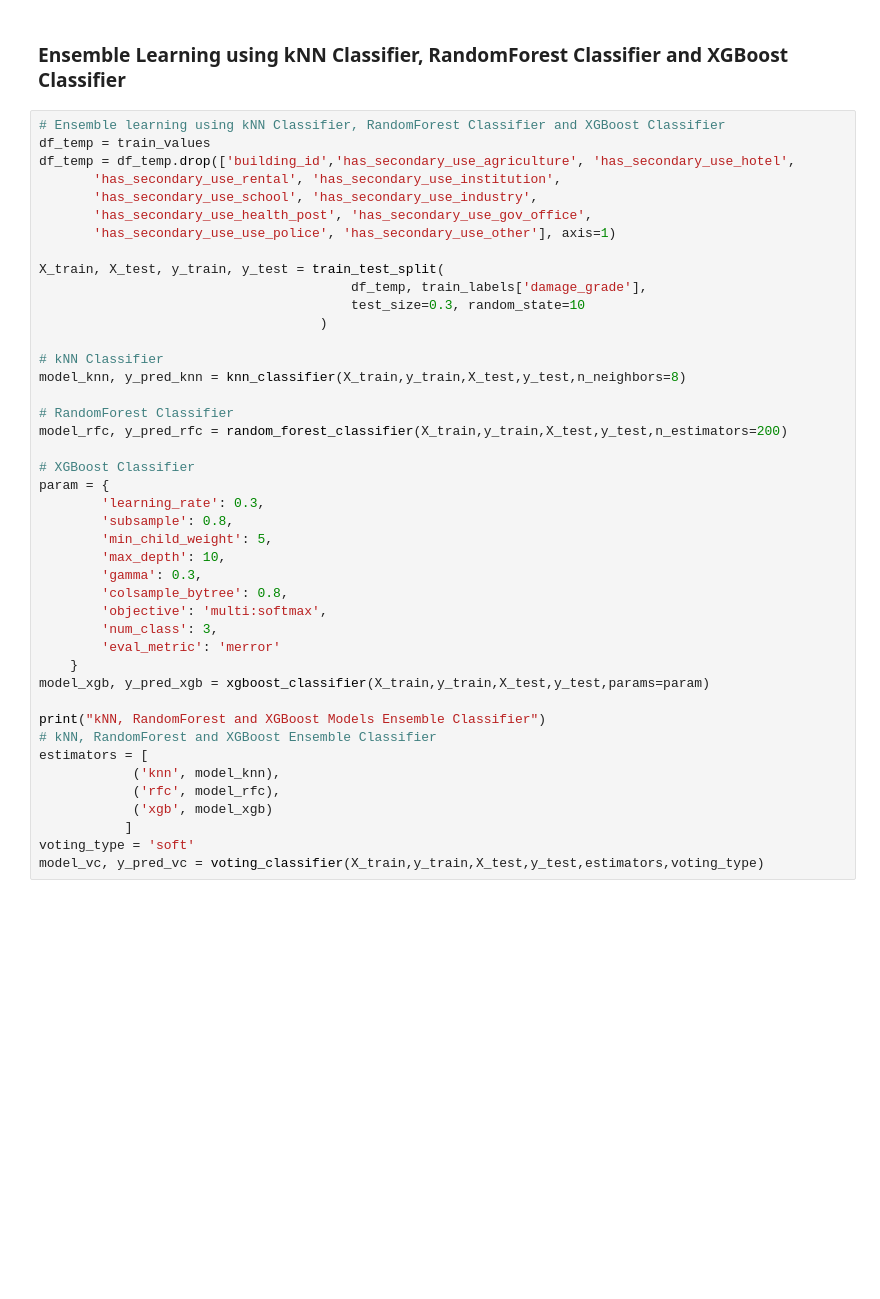
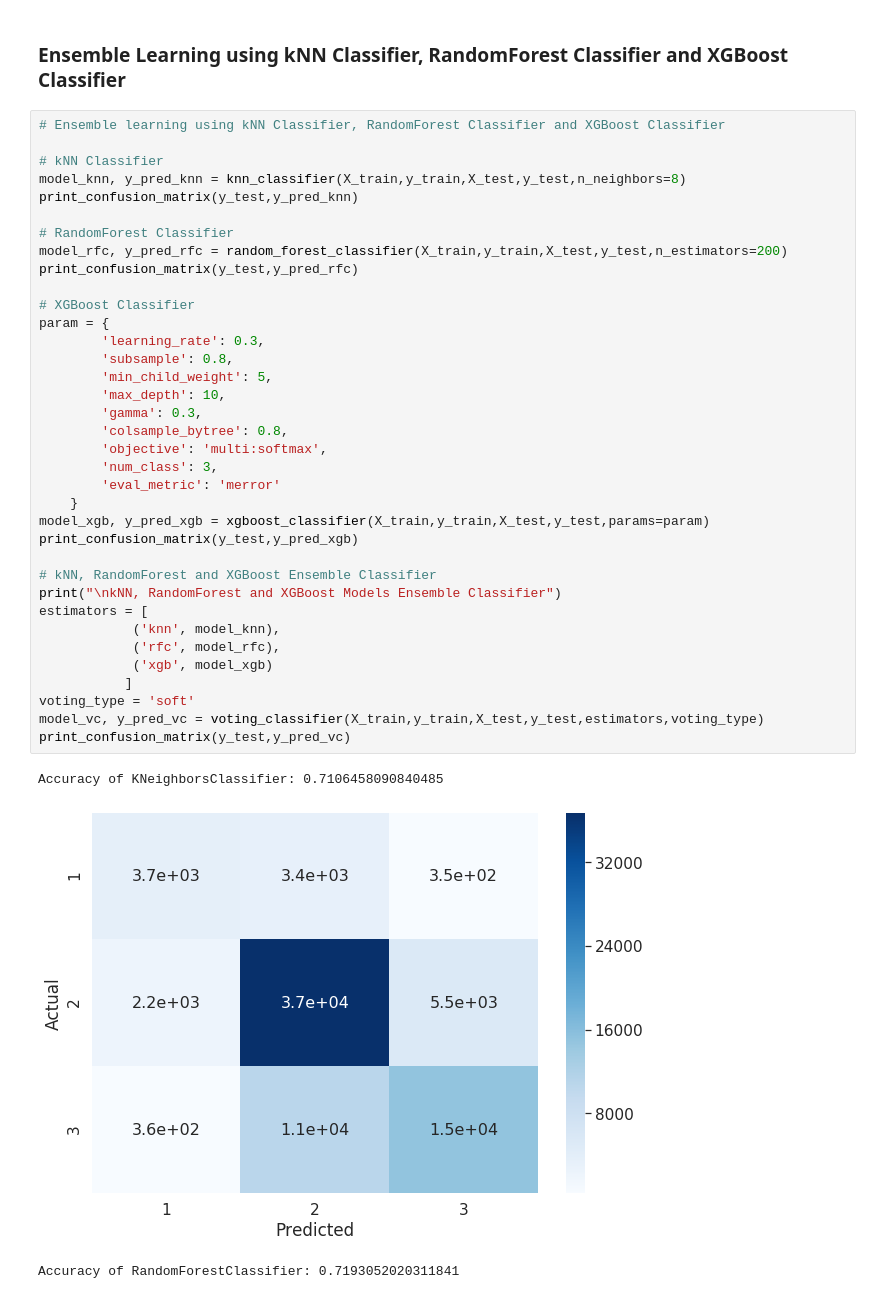
Before and after one commit to aishwarya-1/data_analytics_project, a Jupyter notebook: Ensemble_Learning.ipynb, the cells around one changed output. Drawn from its saved outputs; the diff is of its cells as text; blank space fills up the shorter version.

```diff
--- a/Ensemble_Learning.ipynb
+++ b/Ensemble_Learning.ipynb
@@ -58,44 +68,41 @@ Accuracy of kNN and RandomForest Ensemble:  0.7347053631956614
 ### Ensemble Learning using kNN Classifier, RandomForest Classifier and XGBoost Classifier
 # %%
 # Ensemble learning using kNN Classifier, RandomForest Classifier and XGBoost Classifier
-df_temp = train_values
-df_temp = df_temp.drop(['building_id','has_secondary_use_agriculture', 'has_secondary_use_hotel',
-       'has_secondary_use_rental', 'has_secondary_use_institution',
-       'has_secondary_use_school', 'has_secondary_use_industry',
-       'has_secondary_use_health_post', 'has_secondary_use_gov_office',
-       'has_secondary_use_use_police', 'has_secondary_use_other'], axis=1)
-
-X_train, X_test, y_train, y_test = train_test_split(
-                                        df_temp, train_labels['damage_grade'],
-                                        test_size=0.3, random_state=10
-                                    )
 
 # kNN Classifier
 model_knn, y_pred_knn = knn_classifier(X_train,y_train,X_test,y_test,n_neighbors=8)
+print_confusion_matrix(y_test,y_pred_knn)
 
 # RandomForest Classifier
 model_rfc, y_pred_rfc = random_forest_classifier(X_train,y_train,X_test,y_test,n_estimators=200)
+print_confusion_matrix(y_test,y_pred_rfc)
 
 # XGBoost Classifier
 param = {
         'learning_rate': 0.3,
         'subsample': 0.8,
         'min_child_weight': 5,
         'max_depth': 10,
         'gamma': 0.3,
         'colsample_bytree': 0.8,
         'objective': 'multi:softmax',
         'num_class': 3,
         'eval_metric': 'merror'
     }
 model_xgb, y_pred_xgb = xgboost_classifier(X_train,y_train,X_test,y_test,params=param)
+print_confusion_matrix(y_test,y_pred_xgb)
 
-print("kNN, RandomForest and XGBoost Models Ensemble Classifier")
 # kNN, RandomForest and XGBoost Ensemble Classifier
+print("\nkNN, RandomForest and XGBoost Models Ensemble Classifier")
 estimators = [
             ('knn', model_knn),
             ('rfc', model_rfc),
             ('xgb', model_xgb)
            ]
 voting_type = 'soft'
 model_vc, y_pred_vc = voting_classifier(X_train,y_train,X_test,y_test,estimators,voting_type)
+print_confusion_matrix(y_test,y_pred_vc)
+# %% [output]
+Accuracy of KNeighborsClassifier: 0.7106458090840485
+[figure, added]
+Accuracy of RandomForestClassifier: 0.7193052020311841
```
Also changed, not shown: parts of 6 cells of this notebook.
